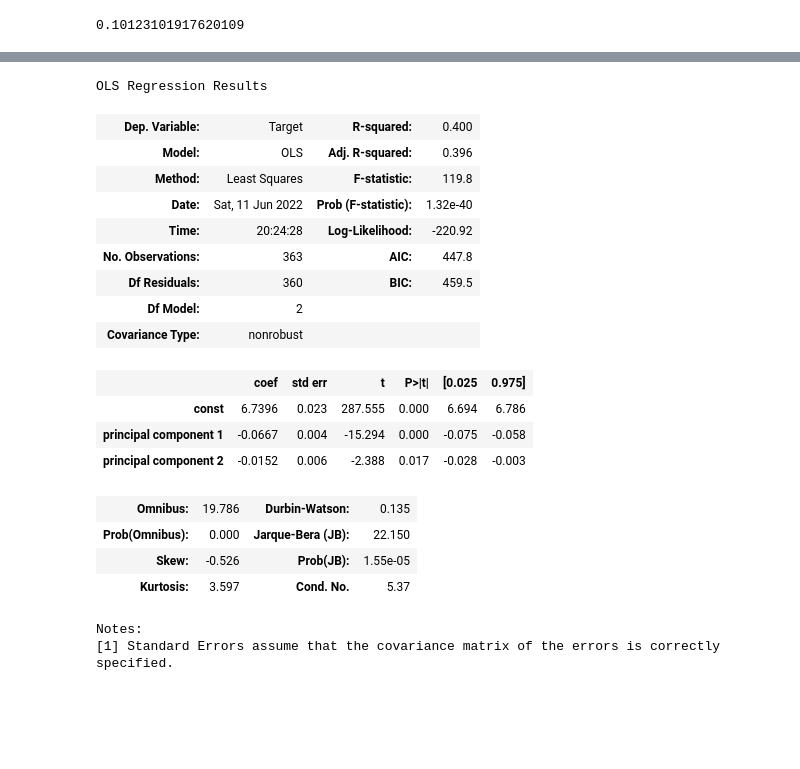
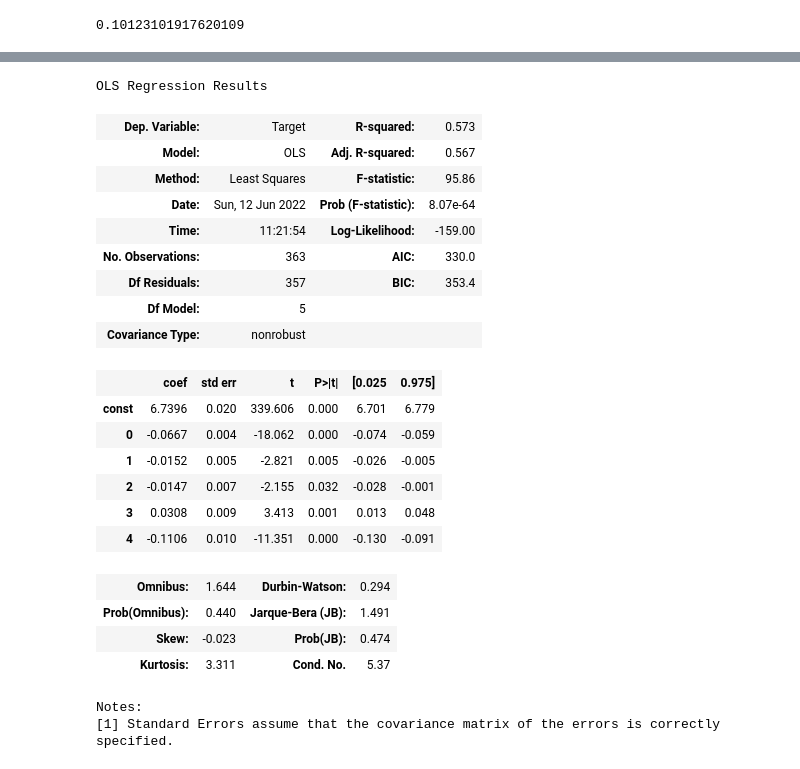
Before and after one commit to michaelortiz05/algotrader, a Jupyter notebook: Joshuas_MacD.ipynb, the cells around one changed output, grey strips where cells are left out. Drawn from its saved outputs; the diff is of its cells as text; code cells hidden in the pictures; blank space fills up the shorter version.

```diff
--- a/Joshuas_MacD.ipynb
+++ b/Joshuas_MacD.ipynb
@@ -296,29 +292,32 @@ principalDf['Target']  = transformed_principal
 # %%
 # building linear model
-predictors = principalDf[1
-predictors = sm.add_constant(predictors)
+predictors = principalDf[[0,1,2,3,4]]
+predictors_cons = sm.add_constant(predictors)
 
-fitted_linear = sm.OLS(principalDf['Target'], predictors).fit()
+fitted_linear = sm.OLS(principalDf['Target'], predictors_cons).fit()
 
 fitted_linear.summary()
 # %% [output]
 OLS Regression Results
-| Dep. Variable: | Target | R-squared: | 0.400 |
-| Model: | OLS | Adj. R-squared: | 0.396 |
-| Method: | Least Squares | F-statistic: | 119.8 |
-| Date: | Sat, 11 Jun 2022 | Prob (F-statistic): | 1.32e-40 |
-| Time: | 20:24:28 | Log-Likelihood: | -220.92 |
-| No. Observations: | 363 | AIC: | 447.8 |
-| Df Residuals: | 360 | BIC: | 459.5 |
-| Df Model: | 2 |  |  |
+| Dep. Variable: | Target | R-squared: | 0.573 |
+| Model: | OLS | Adj. R-squared: | 0.567 |
+| Method: | Least Squares | F-statistic: | 95.86 |
+| Date: | Sun, 12 Jun 2022 | Prob (F-statistic): | 8.07e-64 |
+| Time: | 11:21:54 | Log-Likelihood: | -159.00 |
+| No. Observations: | 363 | AIC: | 330.0 |
+| Df Residuals: | 357 | BIC: | 353.4 |
+| Df Model: | 5 |  |  |
 | Covariance Type: | nonrobust |  |  |
 |  | coef | std err | t | P>|t| | [0.025 | 0.975] |
-| const | 6.7396 | 0.023 | 287.555 | 0.000 | 6.694 | 6.786 |
-| principal component 1 | -0.0667 | 0.004 | -15.294 | 0.000 | -0.075 | -0.058 |
-| principal component 2 | -0.0152 | 0.006 | -2.388 | 0.017 | -0.028 | -0.003 |
+| const | 6.7396 | 0.020 | 339.606 | 0.000 | 6.701 | 6.779 |
+| 0 | -0.0667 | 0.004 | -18.062 | 0.000 | -0.074 | -0.059 |
+| 1 | -0.0152 | 0.005 | -2.821 | 0.005 | -0.026 | -0.005 |
+| 2 | -0.0147 | 0.007 | -2.155 | 0.032 | -0.028 | -0.001 |
+| 3 | 0.0308 | 0.009 | 3.413 | 0.001 | 0.013 | 0.048 |
+| 4 | -0.1106 | 0.010 | -11.351 | 0.000 | -0.130 | -0.091 |
-| Omnibus: | 19.786 | Durbin-Watson: | 0.135 |
-| Prob(Omnibus): | 0.000 | Jarque-Bera (JB): | 22.150 |
-| Skew: | -0.526 | Prob(JB): | 1.55e-05 |
-| Kurtosis: | 3.597 | Cond. No. | 5.37 |
+| Omnibus: | 1.644 | Durbin-Watson: | 0.294 |
+| Prob(Omnibus): | 0.440 | Jarque-Bera (JB): | 1.491 |
+| Skew: | -0.023 | Prob(JB): | 0.474 |
+| Kurtosis: | 3.311 | Cond. No. | 5.37 |
 Notes:
 [1] Standard Errors assume that the covariance matrix of the errors is correctly specified.
```
Also changed, not shown: parts of 7 cells of this notebook.
